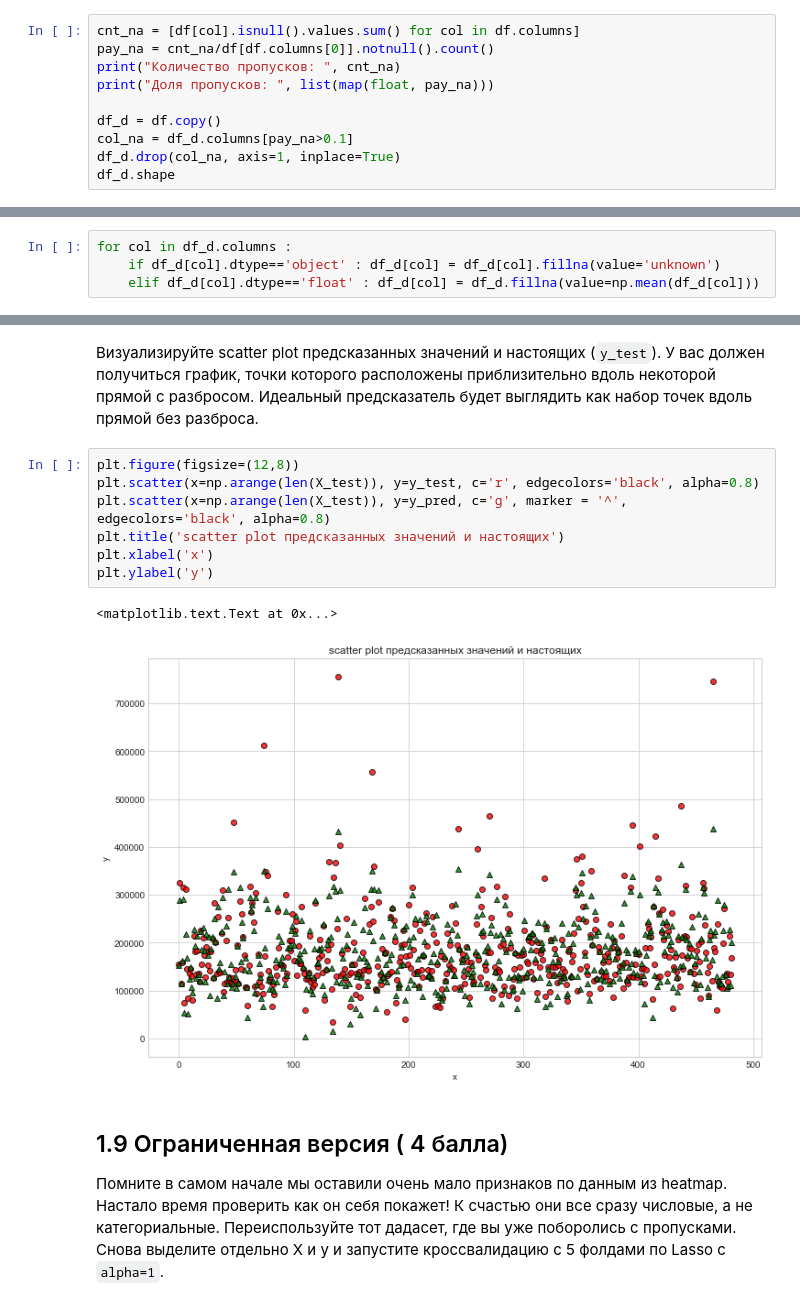
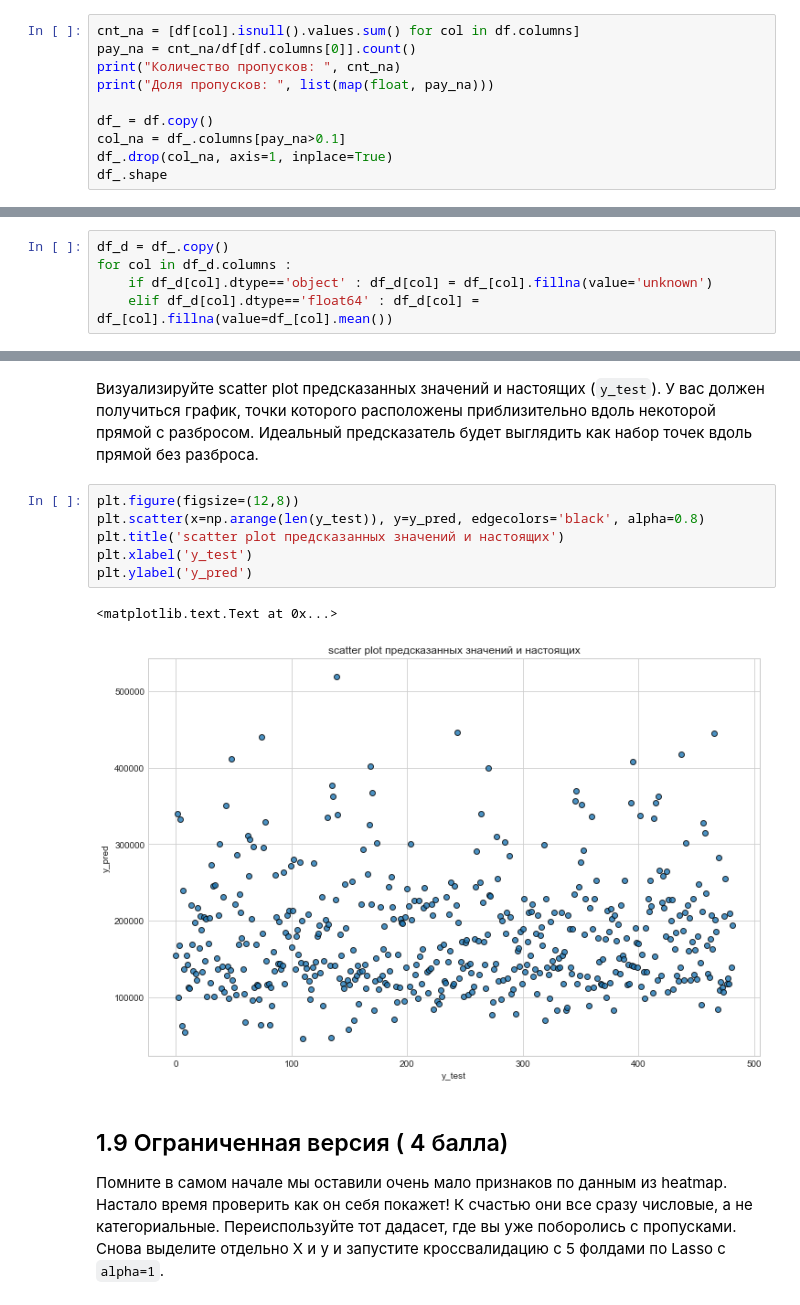
Before and after one commit to OlgaStroganova/ML, a Jupyter notebook: 05-01-linear-regression-homework.ipynb, the cells around one changed output, grey strips where cells are left out. Drawn from its saved outputs; the diff is of its cells as text.

```diff
--- a/05-01-linear-regression-homework.ipynb
+++ b/05-01-linear-regression-homework.ipynb
@@ -167,22 +167,23 @@ print(list(col_strong))
 Hinst: https://stackoverflow.com/a/38134049/3205200
 # %%
 cnt_na = [df[col].isnull().values.sum() for col in df.columns]
-pay_na = cnt_na/df[df.columns[0]].notnull().count()
+pay_na = cnt_na/df[df.columns[0]].count()
 print("Количество пропусков: ", cnt_na)
 print("Доля пропусков: ", list(map(float, pay_na)))
 
-df_d = df.copy()
-col_na = df_d.columns[pay_na>0.1]
-df_d.drop(col_na, axis=1, inplace=True)
-df_d.shape
+df_ = df.copy()
+col_na = df_.columns[pay_na>0.1]
+df_.drop(col_na, axis=1, inplace=True)
+df_.shape
 # %% [output]
 Количество пропусков:  [0, 0, 259, 0, 0, 1369, 0, 0, 0, 0, 0, 0, 0, 0, 0, 0, 0, 0, 0, 0, 0, 0, 0, 0, 8, 8, 0, 0, 0, 37, 37, 38, 37, 0, 38, 0, 0, 0, 0, 0, 0, 1, 0, 0, 0, 0, 0, 0, 0, 0, 0, 0, 0, 0, 0, 0 ...
 Доля пропусков:  [0.0, 0.0, 0.1773972602739726, 0.0, 0.0, 0.9376712328767123, 0.0, 0.0, 0.0, 0.0, 0.0, 0.0, 0.0, 0.0, 0.0, 0.0, 0.0, 0.0, 0.0, 0.0, 0.0, 0.0, 0.0, 0.0, 0.005479452054794521, 0.00547945 ...
 (1460, 74)
 # %%
+df_d = df_.copy()
 for col in df_d.columns :
-    if df_d[col].dtype=='object' : df_d[col] = df_d[col].fillna(value='unknown')
-    elif df_d[col].dtype=='float' : df_d[col] = df_d.fillna(value=np.mean(df_d[col]))
+    if df_d[col].dtype=='object' : df_d[col] = df_[col].fillna(value='unknown')
+    elif df_d[col].dtype=='float64' : df_d[col] = df_[col].fillna(value=df_[col].mean())
 # %% [markdown]
 ## 1.4 Категориальные переменные (1 балл)
 
@@ -355,14 +356,13 @@ y_pred = Lasso(lasso_cv.alpha_).fit(X_train, y_train).predict(X_test)
 Визуализируйте scatter plot предсказанных значений и настоящих (`y_test`). У вас должен получиться график, точки которого расположены приблизительно вдоль некоторой прямой с разбросом. Идеальный предсказатель будет выглядить как набор точек вдоль прямой без разброса.
 # %%
 plt.figure(figsize=(12,8))
-plt.scatter(x=np.arange(len(X_test)), y=y_test, c='r', edgecolors='black', alpha=0.8)
-plt.scatter(x=np.arange(len(X_test)), y=y_pred, c='g', marker = '^', edgecolors='black', alpha=0.8)
+plt.scatter(x=np.arange(len(y_test)), y=y_pred, edgecolors='black', alpha=0.8)
 plt.title('scatter plot предсказанных значений и настоящих')
-plt.xlabel('x')
-plt.ylabel('y')
+plt.xlabel('y_test')
+plt.ylabel('y_pred')
 # %% [output]
 <matplotlib.text.Text at 0x...>
-[figure, old version]
+[figure, new version]
 # %% [markdown]
 ## 1.9 Ограниченная версия ( 4 балла)
 
```
Also changed, not shown: parts of 13 cells of this notebook.
